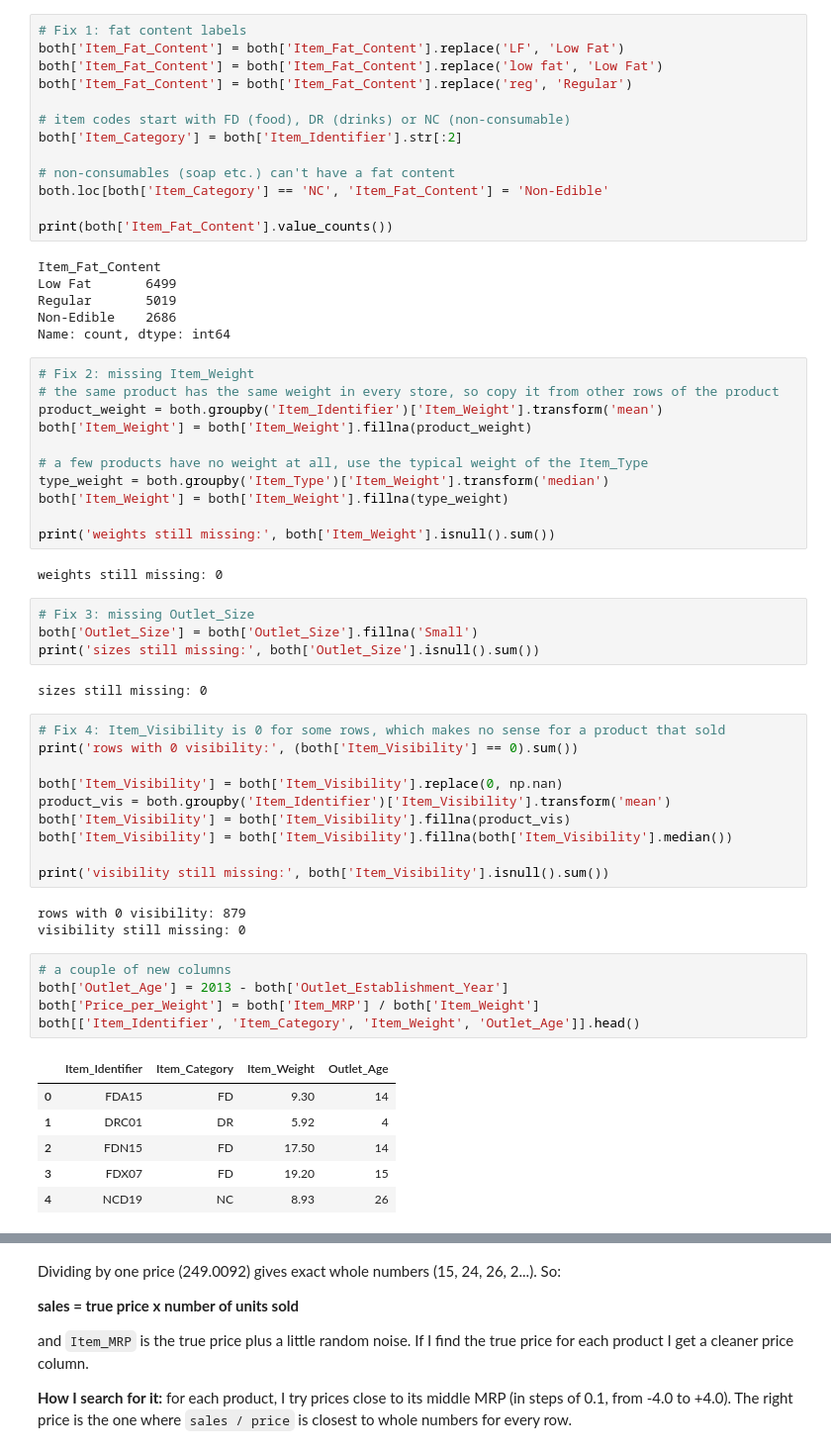
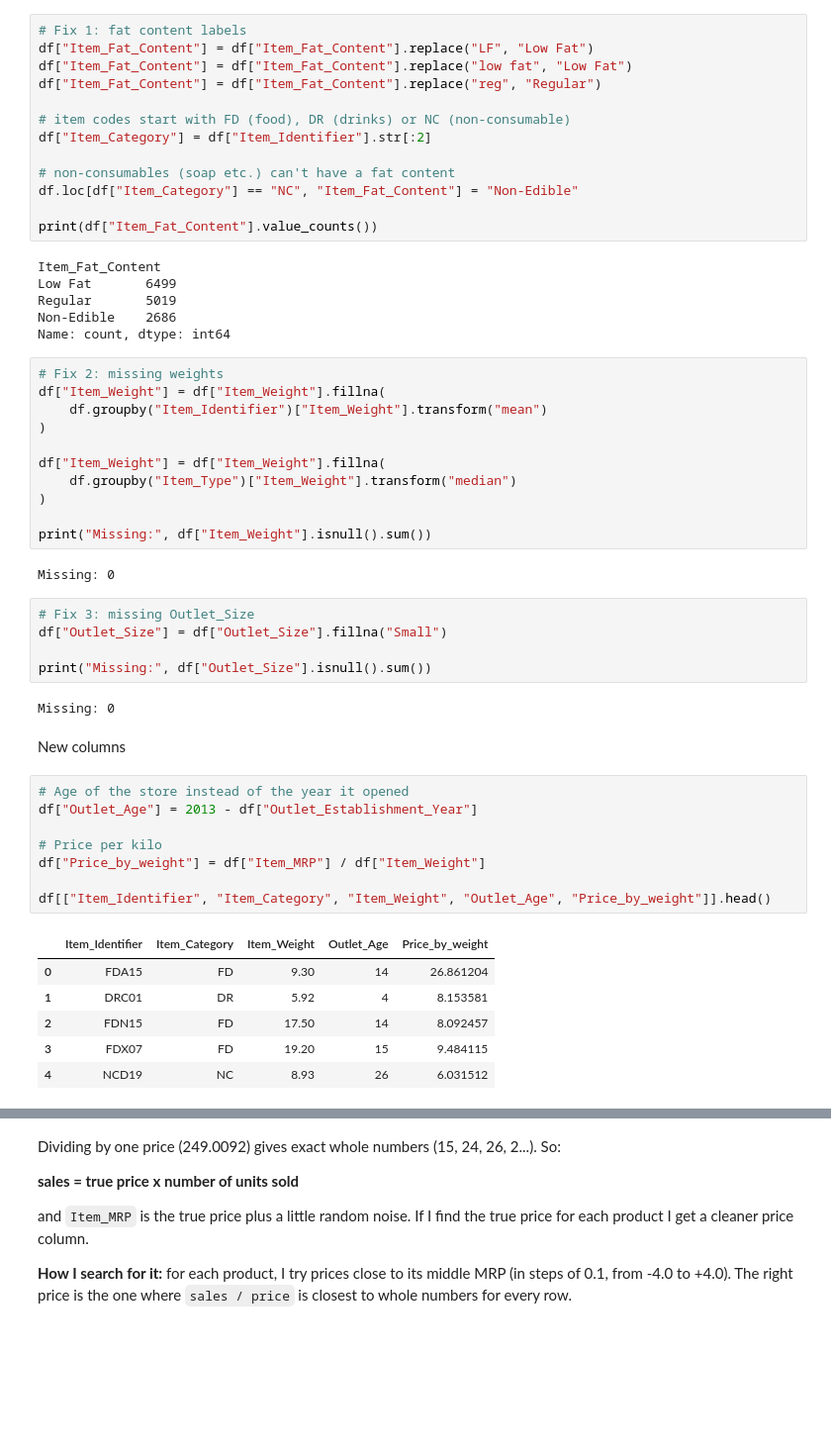
Before and after one commit to Toj-0477/AMBA, a Jupyter notebook: 01_cleaning_and_exploration.ipynb, the cells around one changed output, grey strips where cells are left out. Shown at 99% size. Cells and saved outputs as stored; diff of their text form; blank space fills up the shorter version.

```diff
--- a/01_cleaning_and_exploration.ipynb
+++ b/01_cleaning_and_exploration.ipynb
@@ -167,17 +166,17 @@ print(both.shape)
 (14204, 13)
 # %%
 # Fix 1: fat content labels
-both['Item_Fat_Content'] = both['Item_Fat_Content'].replace('LF', 'Low Fat')
-both['Item_Fat_Content'] = both['Item_Fat_Content'].replace('low fat', 'Low Fat')
-both['Item_Fat_Content'] = both['Item_Fat_Content'].replace('reg', 'Regular')
+df["Item_Fat_Content"] = df["Item_Fat_Content"].replace("LF", "Low Fat")
+df["Item_Fat_Content"] = df["Item_Fat_Content"].replace("low fat", "Low Fat")
+df["Item_Fat_Content"] = df["Item_Fat_Content"].replace("reg", "Regular")
 
 # item codes start with FD (food), DR (drinks) or NC (non-consumable)
-both['Item_Category'] = both['Item_Identifier'].str[:2]
+df["Item_Category"] = df["Item_Identifier"].str[:2]
 
 # non-consumables (soap etc.) can't have a fat content
-both.loc[both['Item_Category'] == 'NC', 'Item_Fat_Content'] = 'Non-Edible'
+df.loc[df["Item_Category"] == "NC", "Item_Fat_Content"] = "Non-Edible"
 
-print(both['Item_Fat_Content'].value_counts())
+print(df["Item_Fat_Content"].value_counts())
 # %% [output]
 Item_Fat_Content
 Low Fat       6499
@@ -185,47 +184,40 @@ Regular       5019
 Non-Edible    2686
 Name: count, dtype: int64
 # %%
-# Fix 2: missing Item_Weight
-# the same product has the same weight in every store, so copy it from other rows of the product
-product_weight = both.groupby('Item_Identifier')['Item_Weight'].transform('mean')
-both['Item_Weight'] = both['Item_Weight'].fillna(product_weight)
+# Fix 2: missing weights
+df["Item_Weight"] = df["Item_Weight"].fillna(
+    df.groupby("Item_Identifier")["Item_Weight"].transform("mean")
+)
 
-# a few products have no weight at all, use the typical weight of the Item_Type
-type_weight = both.groupby('Item_Type')['Item_Weight'].transform('median')
-both['Item_Weight'] = both['Item_Weight'].fillna(type_weight)
+df["Item_Weight"] = df["Item_Weight"].fillna(
+    df.groupby("Item_Type")["Item_Weight"].transform("median")
+)
 
-print('weights still missing:', both['Item_Weight'].isnull().sum())
+print("Missing:", df["Item_Weight"].isnull().sum())
 # %% [output]
-weights still missing: 0
+Missing: 0
 # %%
 # Fix 3: missing Outlet_Size
-both['Outlet_Size'] = both['Outlet_Size'].fillna('Small')
-print('sizes still missing:', both['Outlet_Size'].isnull().sum())
+df["Outlet_Size"] = df["Outlet_Size"].fillna("Small")
+
+print("Missing:", df["Outlet_Size"].isnull().sum())
 # %% [output]
-sizes still missing: 0
+Missing: 0
-# %%
-# Fix 4: Item_Visibility is 0 for some rows, which makes no sense for a product that sold
-print('rows with 0 visibility:', (both['Item_Visibility'] == 0).sum())
-
-both['Item_Visibility'] = both['Item_Visibility'].replace(0, np.nan)
-product_vis = both.groupby('Item_Identifier')['Item_Visibility'].transform('mean')
-both['Item_Visibility'] = both['Item_Visibility'].fillna(product_vis)
-both['Item_Visibility'] = both['Item_Visibility'].fillna(both['Item_Visibility'].median())
-
-print('visibility still missing:', both['Item_Visibility'].isnull().sum())
-# %% [output]
-rows with 0 visibility: 879
-visibility still missing: 0
+# %% [markdown]
+New columns
 # %%
-# a couple of new columns
-both['Outlet_Age'] = 2013 - both['Outlet_Establishment_Year']
-both['Price_per_Weight'] = both['Item_MRP'] / both['Item_Weight']
-both[['Item_Identifier', 'Item_Category', 'Item_Weight', 'Outlet_Age']].head()
+# Age of the store instead of the year it opened
+df["Outlet_Age"] = 2013 - df["Outlet_Establishment_Year"]
+
+# Price per kilo
+df["Price_by_weight"] = df["Item_MRP"] / df["Item_Weight"]
+
+df[["Item_Identifier", "Item_Category", "Item_Weight", "Outlet_Age", "Price_by_weight"]].head()
 # %% [output]
-|  | Item_Identifier | Item_Category | Item_Weight | Outlet_Age |
-| 0 | FDA15 | FD | 9.30 | 14 |
-| 1 | DRC01 | DR | 5.92 | 4 |
-| 2 | FDN15 | FD | 17.50 | 14 |
-| 3 | FDX07 | FD | 19.20 | 15 |
-| 4 | NCD19 | NC | 8.93 | 26 |
+|  | Item_Identifier | Item_Category | Item_Weight | Outlet_Age | Price_by_weight |
+| 0 | FDA15 | FD | 9.30 | 14 | 26.861204 |
+| 1 | DRC01 | DR | 5.92 | 4 | 8.153581 |
+| 2 | FDN15 | FD | 17.50 | 14 | 8.092457 |
+| 3 | FDX07 | FD | 19.20 | 15 | 9.484115 |
+| 4 | NCD19 | NC | 8.93 | 26 | 6.031512 |
 # %% [markdown]
```
Also changed, not shown: parts of 20 cells of this notebook, 1 other file.
